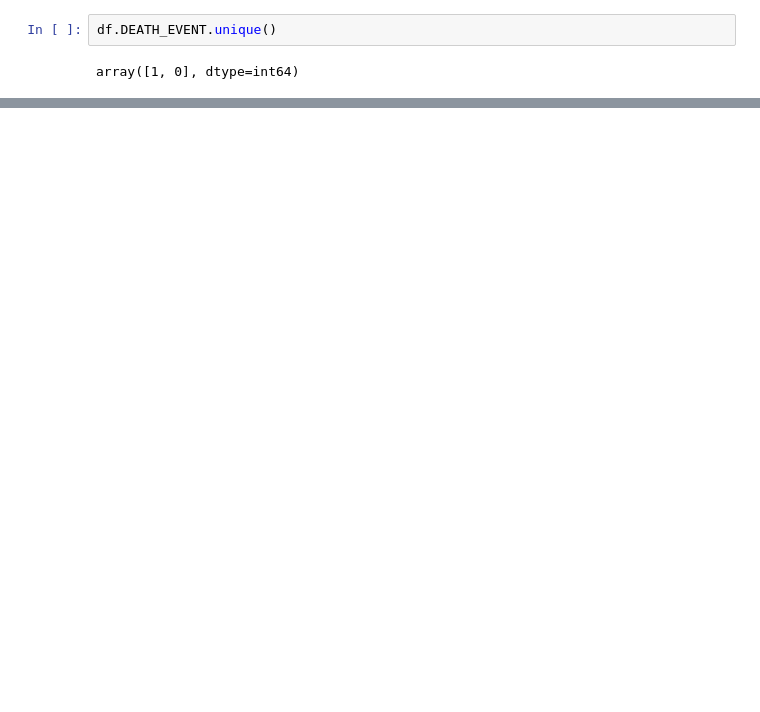
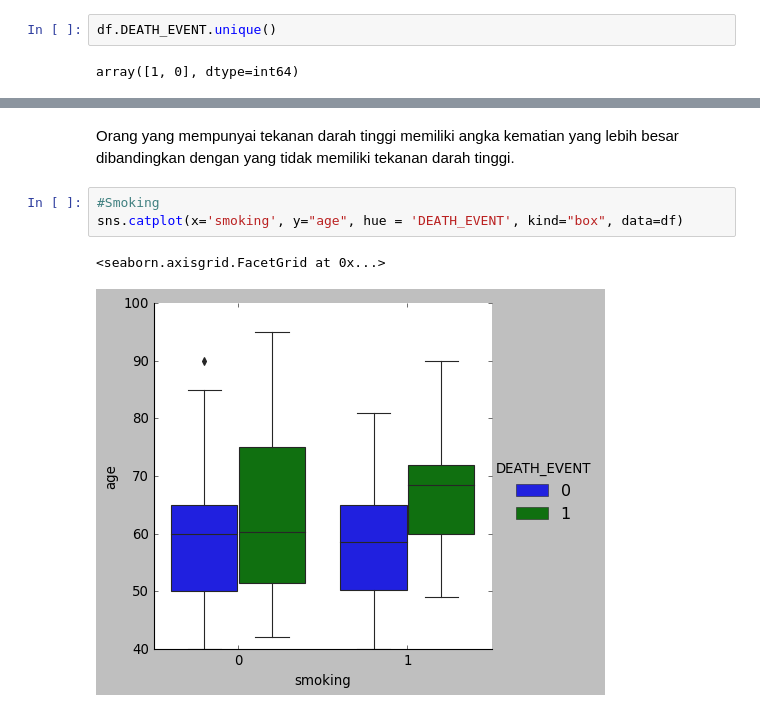
Before and after one commit to Farandausten/Graded-Challenge, a Jupyter notebook: h8dsft_P1W2Ens.ipynb, the cells around one changed output, grey strips where cells are left out. Cells and saved outputs as stored; diff of their text form; blank space fills up the shorter version.

```diff
--- a/h8dsft_P1W2Ens.ipynb
+++ b/h8dsft_P1W2Ens.ipynb
@@ -81,0 +137,8 @@ for i in range (0,df.shape[1]-1):
+# %% [markdown]
+Orang yang mempunyai tekanan darah tinggi memiliki angka kematian yang lebih besar dibandingkan dengan yang tidak memiliki tekanan darah tinggi.
+# %%
+#Smoking
+sns.catplot(x='smoking', y="age", hue = 'DEATH_EVENT', kind="box", data=df)
+# %% [output]
+<seaborn.axisgrid.FacetGrid at 0x...>
+[figure, added]
```
Also changed, not shown: parts of 72 cells of this notebook.
